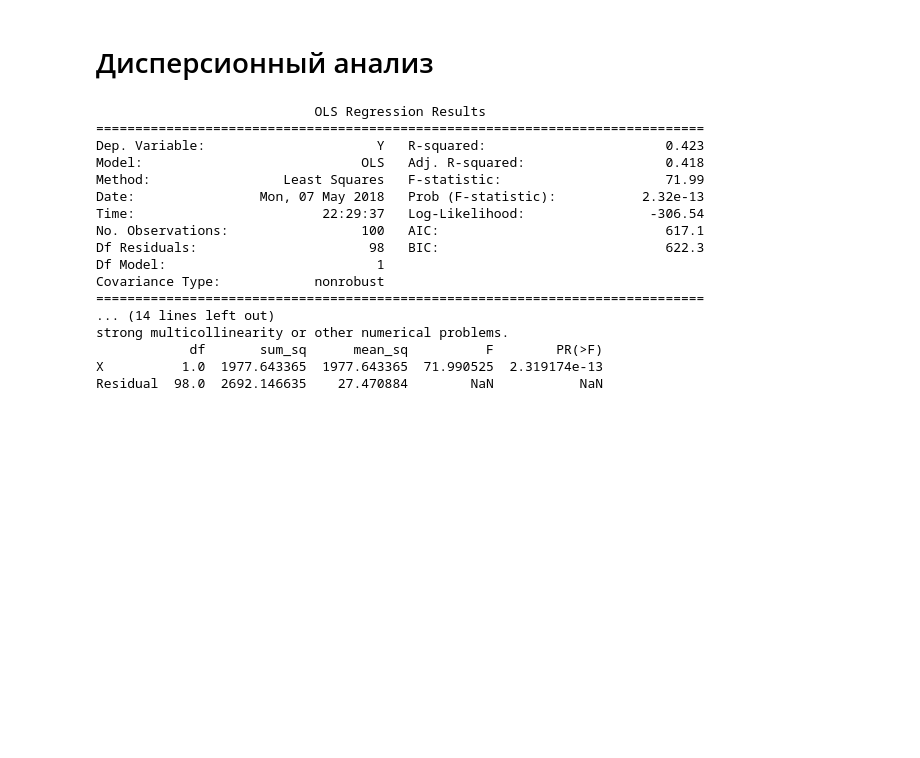
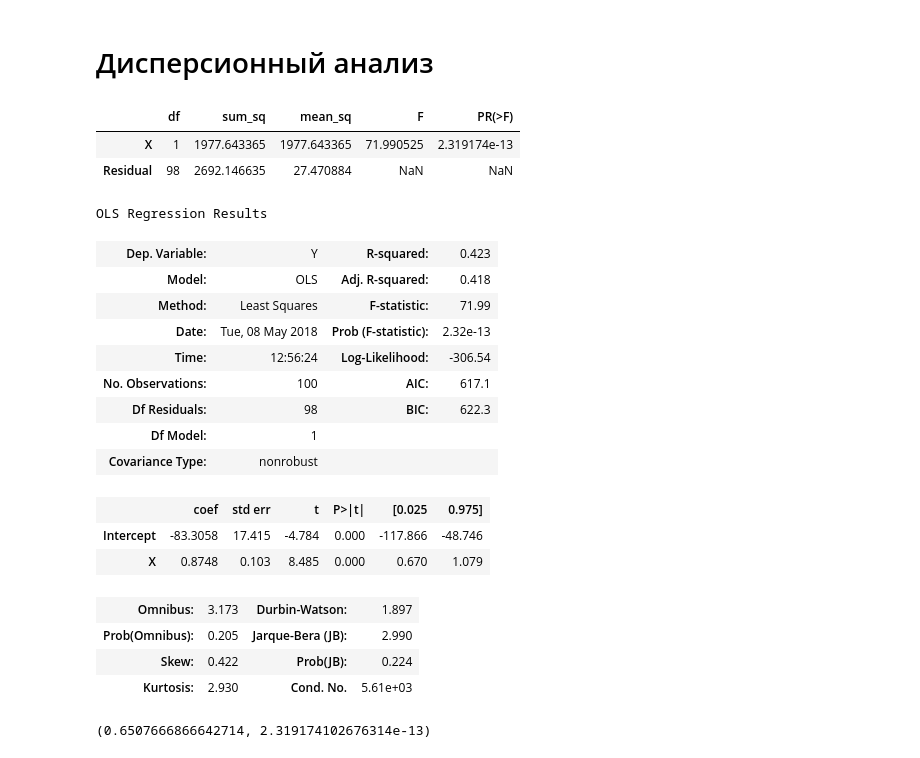
Before and after one commit to nikita-potashev/Python-for-kids, a Jupyter notebook: EasyDataScience/DataAnalyzer.ipynb, the cells around one changed output. Saved outputs shown, nothing was run; the diff lists cells and outputs as text; code cells hidden in the pictures; blank space fills up the shorter version.

```diff
--- a/EasyDataScience/DataAnalyzer.ipynb
+++ b/EasyDataScience/DataAnalyzer.ipynb
@@ -318,24 +311,33 @@ y=0.8748195703743263*(x-168.83)+64.39
 # %% [markdown]
 # Дисперсионный анализ
 # %%
-cw_lm=ols('Y~X',data=data).fit()
-print(cw_lm.summary())
-print(sm.stats.anova_lm(cw_lm))
+cw_lm=ols('Y~X',data).fit()
+sm.stats.anova_lm(cw_lm)
 # %% [output]
-                            OLS Regression Results
-==============================================================================
-Dep. Variable:                      Y   R-squared:                       0.423
-Model:                            OLS   Adj. R-squared:                  0.418
-Method:                 Least Squares   F-statistic:                     71.99
-Date:                Mon, 07 May 2018   Prob (F-statistic):           2.32e-13
-Time:                        22:29:37   Log-Likelihood:                -306.54
-No. Observations:                 100   AIC:                             617.1
-Df Residuals:                      98   BIC:                             622.3
-Df Model:                           1
-Covariance Type:            nonrobust
-==============================================================================
-... (14 lines left out)
-strong multicollinearity or other numerical problems.
-            df       sum_sq      mean_sq          F        PR(>F)
-X          1.0  1977.643365  1977.643365  71.990525  2.319174e-13
-Residual  98.0  2692.146635    27.470884        NaN           NaN
+|  | df | sum_sq | mean_sq | F | PR(>F) |
+| X | 1 | 1977.643365 | 1977.643365 | 71.990525 | 2.319174e-13 |
+| Residual | 98 | 2692.146635 | 27.470884 | NaN | NaN |
+# %%
+cw_lm.summary()
+# %% [output]
+OLS Regression Results
+| Dep. Variable: | Y | R-squared: | 0.423 |
+| Model: | OLS | Adj. R-squared: | 0.418 |
+| Method: | Least Squares | F-statistic: | 71.99 |
+| Date: | Tue, 08 May 2018 | Prob (F-statistic): | 2.32e-13 |
+| Time: | 12:56:24 | Log-Likelihood: | -306.54 |
+| No. Observations: | 100 | AIC: | 617.1 |
+| Df Residuals: | 98 | BIC: | 622.3 |
+| Df Model: | 1 |  |  |
+| Covariance Type: | nonrobust |  |  |
+|  | coef | std err | t | P>|t| | [0.025 | 0.975] |
+| Intercept | -83.3058 | 17.415 | -4.784 | 0.000 | -117.866 | -48.746 |
+| X | 0.8748 | 0.103 | 8.485 | 0.000 | 0.670 | 1.079 |
+| Omnibus: | 3.173 | Durbin-Watson: | 1.897 |
+| Prob(Omnibus): | 0.205 | Jarque-Bera (JB): | 2.990 |
+| Skew: | 0.422 | Prob(JB): | 0.224 |
+| Kurtosis: | 2.930 | Cond. No. | 5.61e+03 |
+# %%
+stats.pearsonr(data['X'], data['Y']) # выпадает из таблицы P> |t|
+# %% [output]
+(0.6507666866642714, 2.319174102676314e-13)
```
Also changed, not shown: parts of 6 cells of this notebook.
